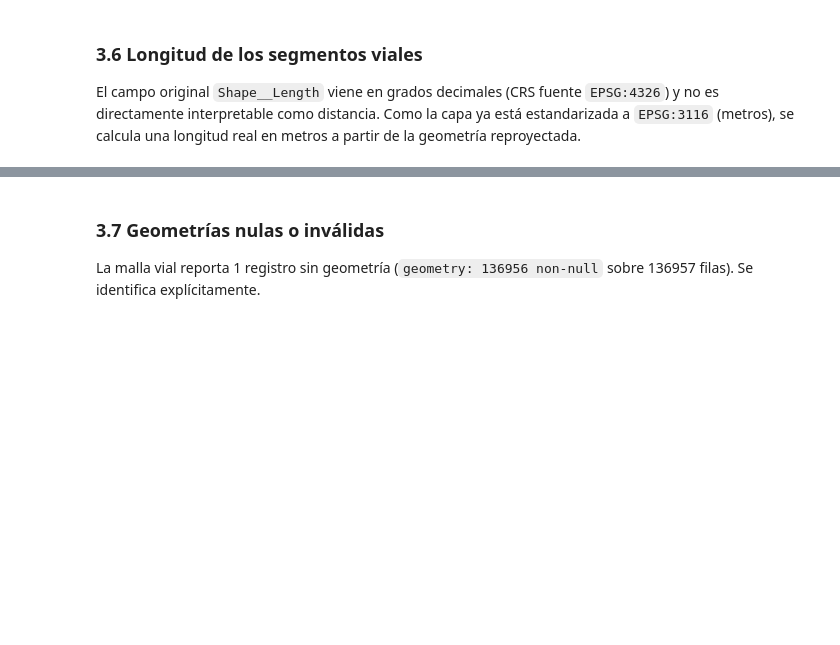
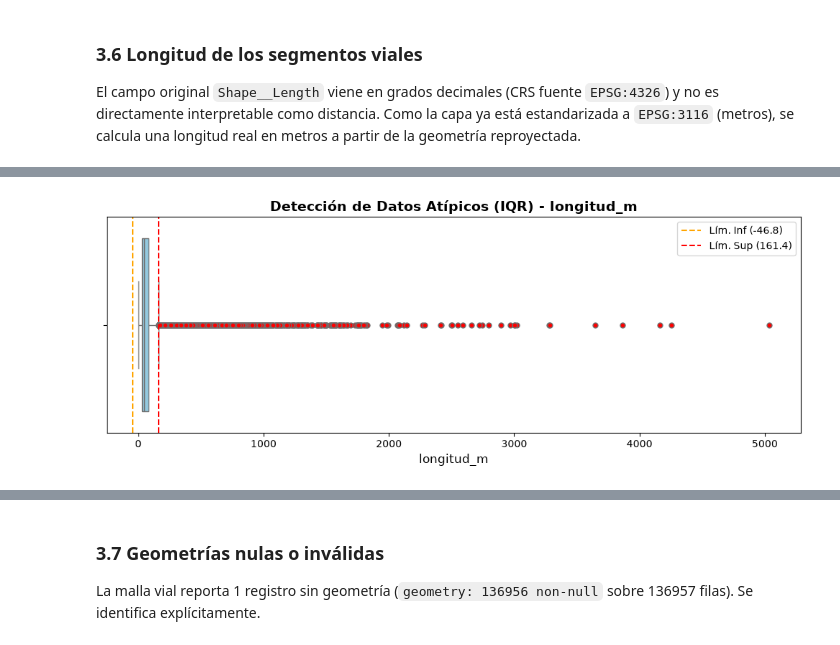
Before and after one commit to BryHerNi21/TT, a Jupyter notebook: EDA_Malla_Vial_Puentes_zona_urbana.ipynb, the cells around one changed output, grey strips where cells are left out. Drawn from its saved outputs; the diff is of its cells as text; code cells hidden in the pictures; blank space fills up the shorter version.

```diff
--- a/EDA_Malla_Vial_Puentes_zona_urbana.ipynb
+++ b/EDA_Malla_Vial_Puentes_zona_urbana.ipynb
@@ -296,0 +298,83 @@ Name: longitud_m, dtype: float64
+# %%
+df_analizar = (
+    malla.copy()
+)
+columna_analizar = "longitud_m"  # <--- CAMBIAR
+
+df_limpio = df_analizar.dropna(subset=[columna_analizar])
+
+# Calcular Cuartiles e IQR
+Q1 = df_limpio[columna_analizar].quantile(0.25)
+Q3 = df_limpio[columna_analizar].quantile(0.75)
+IQR = Q3 - Q1
+
+# Calcular límites
+limite_inferior = Q1 - 1.5 * IQR
+limite_superior = Q3 + 1.5 * IQR
+
+# Filtrar outliers y datos normales
+outliers = df_limpio[
+    (df_limpio[columna_analizar] < limite_inferior)
+    | (df_limpio[columna_analizar] > limite_superior)
+]
+datos_normales = df_limpio[
+    (df_limpio[columna_analizar] >= limite_inferior)
+    & (df_limpio[columna_analizar] <= limite_superior)
+]
+
+# Imprimir resumen analítico
+print(f"=== ANÁLISIS DE OUTLIERS (IQR) PARA: {columna_analizar} ===")
+print(f"Q1 (Percentil 25): {Q1:.2f}")
+print(f"Q3 (Percentil 75): {Q3:.2f}")
+print(f"IQR: {IQR:.2f}")
+print(f"Límite Inferior: {limite_inferior:.2f}")
+print(f"Límite Superior: {limite_superior:.2f}")
+print(
+    f"Total de registros analizados: {len(df_limpio):,} (Excluyendo nulos)"
+)
+print(
+    f"Outliers detectados: {len(outliers):,} ({(len(outliers)/len(df_limpio))*100:.2f}%)"
+)
+print("-" * 50)
+
+#Grafica
+fig, ax = plt.subplots(figsize=(10, 4))
+
+# Crear Boxplot
+sns.boxplot(
+    x=df_limpio[columna_analizar],
+    color="skyblue",
+    flierprops=dict(
+        marker="o", markerfacecolor="red", markersize=5, linestyle="none"
+    ),
+    ax=ax,
+)
+
+
+ax.set_title(
+    f"Detección de Datos Atípicos (IQR) - {columna_analizar}",
+    fontsize=14,
+    fontweight="bold",
+)
+ax.set_xlabel(columna_analizar, fontsize=12)
+
+# Líneas visuales para los límites
+ax.axvline(
+    limite_inferior,
+    color="orange",
+    linestyle="--",
+    linewidth=1.5,
+    label=f"Lím. Inf ({limite_inferior:.1f})",
+)
+ax.axvline(
+    limite_superior,
+    color="red",
+    linestyle="--",
+    linewidth=1.5,
+    label=f"Lím. Sup ({limite_superior:.1f})",
+)
+
+plt.legend()
+plt.tight_layout()
+plt.show()
+# %% [output]
@@ -296,0 +390 @@ Name: longitud_m, dtype: float64
+[figure, added]
```
Also changed, not shown: parts of 17 cells of this notebook, 6 other files.
